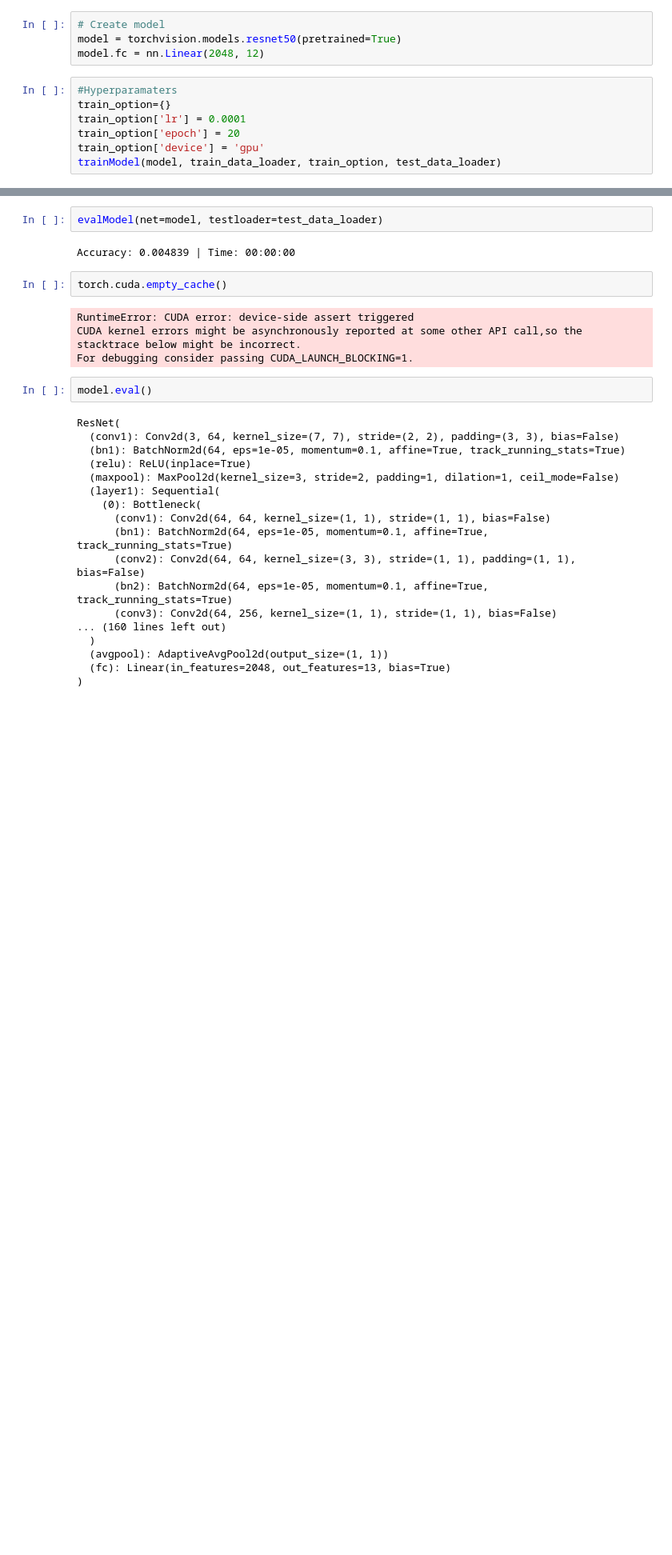
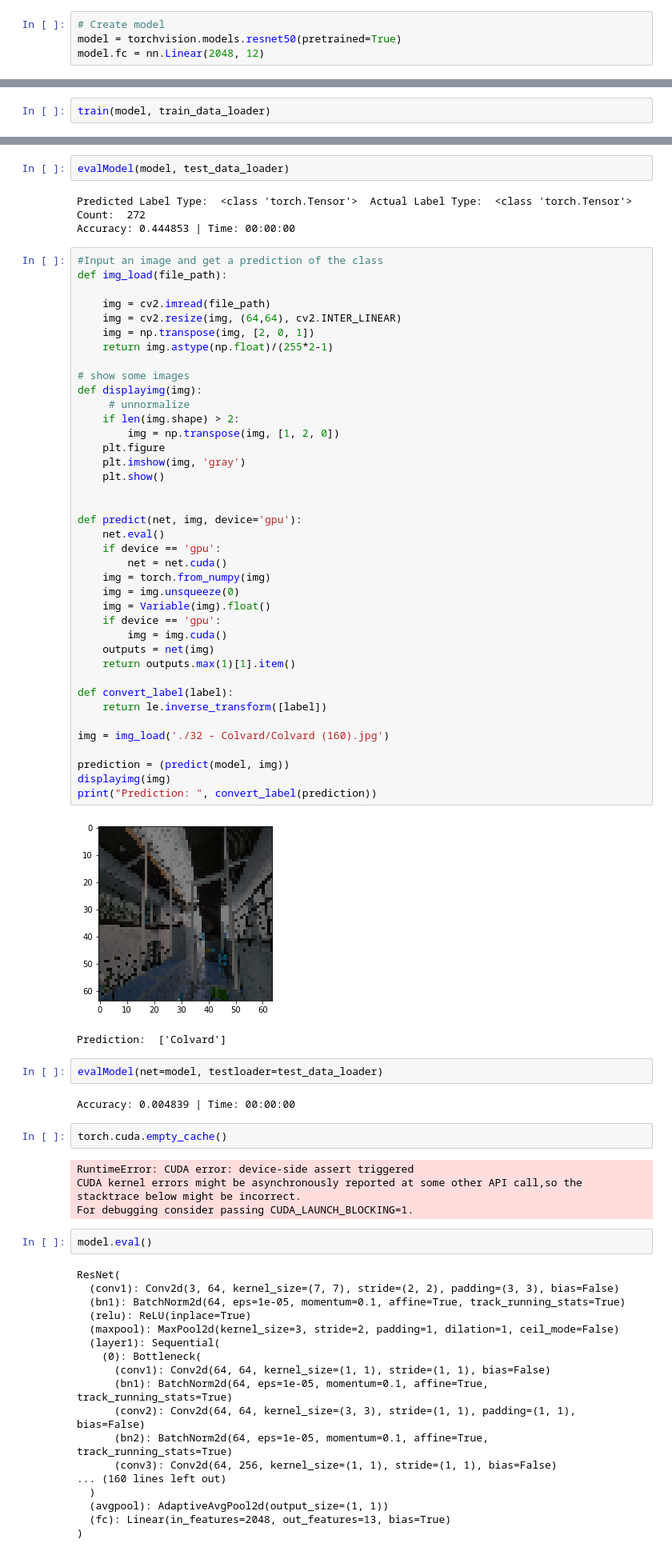
Before and after one commit to nwill111/Group2CompVisProject, a Jupyter notebook: UNCC_Building_Recognition_Stage_3_pytorch.ipynb, the cells around one changed output, grey strips where cells are left out. Shown at 80% size. Drawn from its saved outputs; the diff is of its cells as text; blank space fills up the shorter version.

Commit message:
Updated Modeling

```diff
--- a/UNCC_Building_Recognition_Stage_3_pytorch.ipynb
+++ b/UNCC_Building_Recognition_Stage_3_pytorch.ipynb
@@ -303,10 +323,3 @@ for i, data in enumerate(train_data_loader, 0):
 # Create model
 model = torchvision.models.resnet50(pretrained=True)
 model.fc = nn.Linear(2048, 12)
-# %%
-#Hyperparamaters
-train_option={}
-train_option['lr'] = 0.0001
-train_option['epoch'] = 20
-train_option['device'] = 'gpu'
-trainModel(model, train_data_loader, train_option, test_data_loader)
@@ -316,0 +326,2 @@ For debugging consider passing CUDA_LAUNCH_BLOCKING=1.
+# %%
+train(model, train_data_loader)
@@ -317,3 +346,51 @@ For debugging consider passing CUDA_LAUNCH_BLOCKING=1.
+# %%
+evalModel(model, test_data_loader)
+# %% [output]
+Predicted Label Type:  <class 'torch.Tensor'>  Actual Label Type:  <class 'torch.Tensor'>
+Count:  272
+Accuracy: 0.444853 | Time: 00:00:00
+# %%
+#Input an image and get a prediction of the class
+def img_load(file_path):
+
+    img = cv2.imread(file_path)
+    img = cv2.resize(img, (64,64), cv2.INTER_LINEAR)
+    img = np.transpose(img, [2, 0, 1])
+    return img.astype(np.float)/(255*2-1)
+
+# show some images
+def displayimg(img):
+     # unnormalize
+    if len(img.shape) > 2:
+        img = np.transpose(img, [1, 2, 0])
+    plt.figure
+    plt.imshow(img, 'gray')
+    plt.show()
+
+
+def predict(net, img, device='gpu'):
+    net.eval()
+    if device == 'gpu':
+        net = net.cuda()
+    img = torch.from_numpy(img)
+    img = img.unsqueeze(0)
+    img = Variable(img).float()
+    if device == 'gpu':
+        img = img.cuda()
+    outputs = net(img)
+    return outputs.max(1)[1].item()
+
+def convert_label(label):
+    return le.inverse_transform([label])
+
+img = img_load('./32 - Colvard/Colvard (160).jpg')
+
+prediction = (predict(model, img))
+displayimg(img)
+print("Prediction: ", convert_label(prediction))
+# %% [output]
+[figure, added]
+Prediction:  ['Colvard']
 # %%
 evalModel(net=model, testloader=test_data_loader)
 # %% [output]
```
Also changed, not shown: parts of 10 cells of this notebook, 1 other file.
